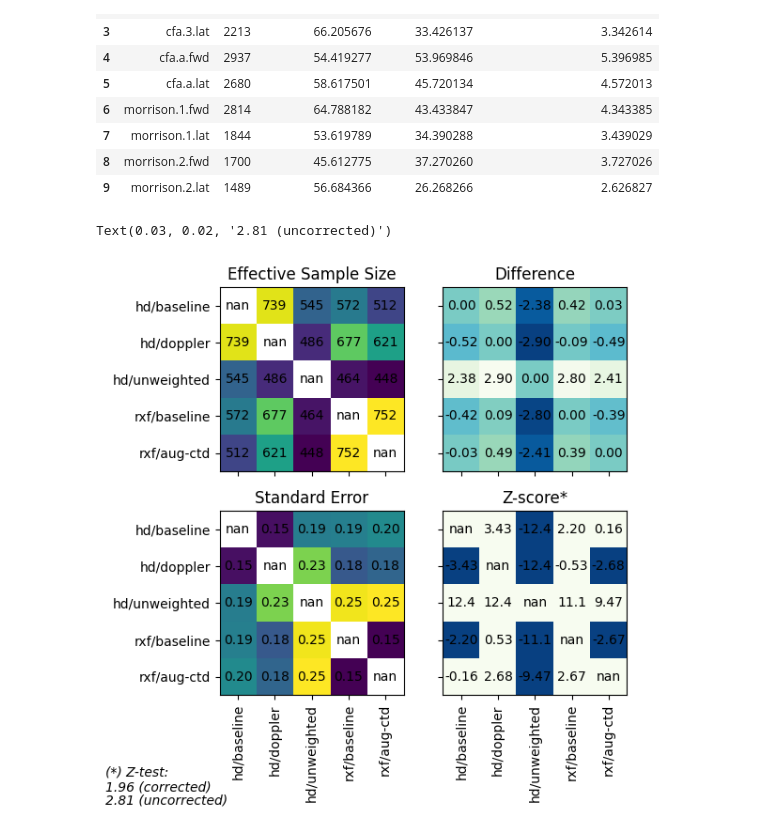
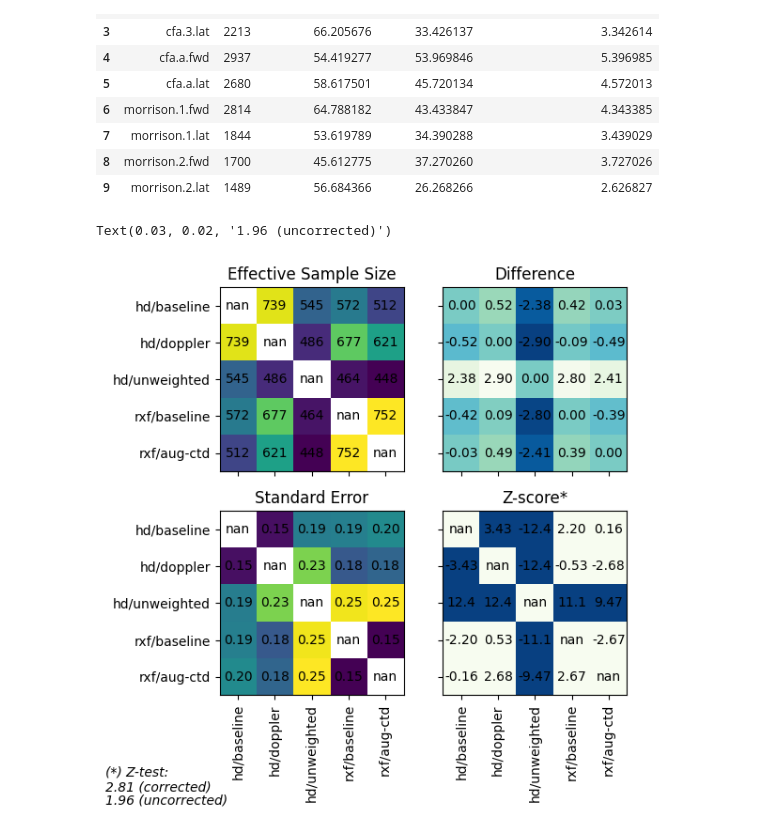
Before and after one commit to RadarML/nrdk, a Jupyter notebook: notebooks/stats.ipynb, the cells around one changed output. Drawn from its saved outputs; the diff is of its cells as text; code cells hidden in the pictures.

```diff
--- a/notebooks/stats.ipynb
+++ b/notebooks/stats.ipynb
@@ -125,35 +125,35 @@ _stats = {
     "Standard Error": (summary["stderr"], "viridis"),
     "Z-score*": (summary["zscore"], 'GnBu'),
 }
 
 # 2-sided test + bonferroni correction
 p_target = 0.05 / 2
 bonferroni = p_target / ((len(results) * (len(results) - 1)) / 2)
 z_uc_cutoff = norm.ppf(1 - p_target)
 z_cutoff = norm.ppf(1 - bonferroni)
 
 labels = [
     x.replace("radarhd", "hd").replace("radartransformer", "rxf")
     for x in results]
 
 
 fig, axs = plt.subplots(2, 2, figsize=(6, 6))
 for ax, (sn, (arr, cm)) in zip(axs.reshape(-1), _stats.items()):
     _matshow(ax, arr, cm)
     ax.set_title(sn)
 
-axs[1, 1].imshow(summary["zscore"] > z_uc_cutoff, cmap='GnBu')
+axs[1, 1].imshow(np.abs(summary["zscore"]) > z_cutoff, cmap='GnBu')
 
 for ax in axs[:, 0]:
     ax.set_yticklabels(labels)
 for ax in axs[-1]:
     ax.set_xticklabels(labels, rotation=90)
 
 fig.tight_layout()
 
 fig.text(0.03, 0.07, "(*) Z-test:", fontstyle='italic')
-fig.text(0.03, 0.045, f"{z_uc_cutoff:.2f} (corrected)", fontstyle='italic')
-fig.text(0.03, 0.02, f"{z_cutoff:.2f} (uncorrected)", fontstyle='italic')
+fig.text(0.03, 0.045, f"{z_cutoff:.2f} (corrected)", fontstyle='italic')
+fig.text(0.03, 0.02, f"{z_uc_cutoff:.2f} (uncorrected)", fontstyle='italic')
 # %% [output]
-Text(0.03, 0.02, '2.81 (uncorrected)')
+Text(0.03, 0.02, '1.96 (uncorrected)')
-[figure, old version]
+[figure, new version]
```
Also changed, not shown: 3 other files.
